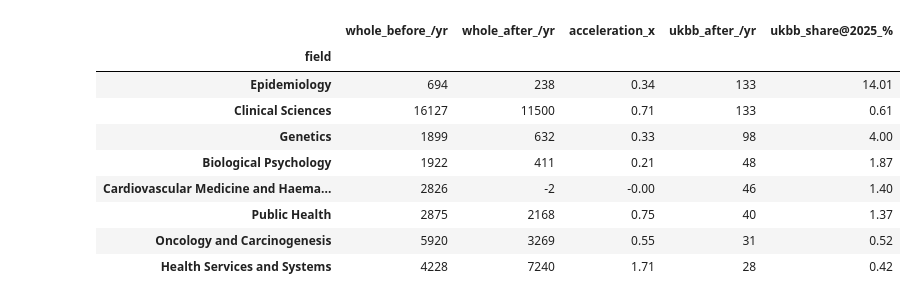
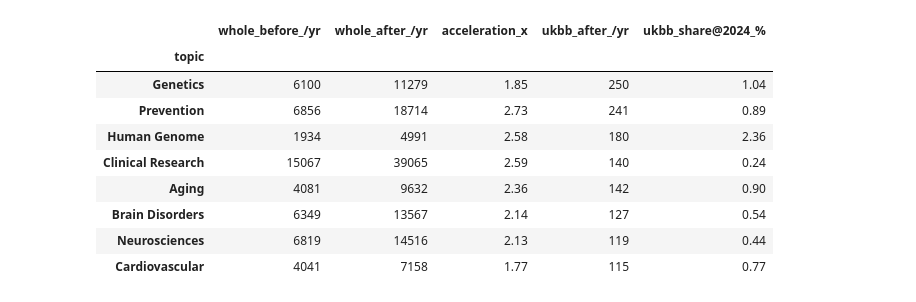
Before and after one commit to OxfordDemSci/20_years_of_ukb, a Jupyter notebook: src/data_analysis/03_academic_impact.ipynb, the cells around one changed output. Drawn from its saved outputs; the diff is of its cells as text; code cells hidden in the pictures.

```diff
--- a/src/data_analysis/03_academic_impact.ipynb
+++ b/src/data_analysis/03_academic_impact.ipynb
@@ -132,8 +252,8 @@ UK Biobank top 8 L4 fields (by n_papers, 2014+):
 # %%
 # =============================================================================
-# CHART 1 — whole-database growth in UK Biobank's top fields: UKBB vs others
+# CHART 1 — whole-database growth in UK Biobank's top categories: UKBB vs others
 # =============================================================================
-# Small multiples, one panel per field. Each panel stacks the field's yearly
+# Small multiples, one panel per category. Each panel stacks the category's yearly
 # papers into "UK Biobank" vs "everyone else", so you read BOTH the overall trend
 # (top of the stack = the whole database) and UK Biobank's slice within it. That
 # slice is small in absolute terms, so each panel is annotated with UK Biobank's
@@ -161,7 +281,7 @@ for ax, lab in zip(axes, TOP_LABELS):
     ax.xaxis.set_major_locator(mticker.MultipleLocator(5))
     ax.set_ylim(bottom=0)
     ax.margins(x=0.02)
-    ax.annotate(f"UKBB {share_ts.loc[YEAR_MAX, lab]:.1f}% @{YEAR_MAX}",
+    ax.annotate(f"UKBB {pct(share_at(lab))} @{YEAR_MAX}",
                 xy=(0.96, 0.06), xycoords="axes fraction", ha="right", va="bottom",
                 fontsize=STYLE["annot_fs"], color=C_UKBB)
 for ax in axes[TOP_N:]:
@@ -173,9 +293,11 @@ fig.legend(handles=[Patch(color=C_REST, label="others (non–UK Biobank)"),
                     Patch(color=C_UKBB, label="UK Biobank")],
            loc="upper right", ncol=2, frameon=False, fontsize=STYLE["legend_fs"])
 fig.suptitle(f"Whole-database publications per year — UK Biobank's top {TOP_N} "
-             f"{LEVEL} fields", fontsize=STYLE["title_fs"], x=0.01, ha="left")
+             f"{SYSTEM} {UNIT}s ({LEVEL}){DENOM_NOTE}",
+             fontsize=STYLE["title_fs"], x=0.01, ha="left")
 fig.supylabel("papers per year", fontsize=STYLE["label_fs"])
+flag_denominator(fig)
 fig.tight_layout()
-savefig(fig, "01_whole_db_field_trends")
+savefig(fig, f"01_whole_db_trends_{COL_TYPE}_{LEVEL}")
 plt.show()
 # %% [output]
@@ -230,49 +357,50 @@ plt.show()
 # it on the WHOLE database (the secular trend) and, for context, on UK Biobank's
 # own output.
 #
-# CAUTION: UK Biobank is far too small (single-digit % of any field) to bend the
-# whole-database slope, so the acceleration below is a field-wide trend, NOT
+# CAUTION: UK Biobank is far too small (single-digit % of any category) to bend the
+# whole-database slope, so the acceleration below is a database-wide trend, NOT
 # something UK Biobank caused. The ukbb_after column shows UK Biobank's own pace.
+# The whole_* columns come back <NA> when the masking guard left that window empty.
 def slope(frame, code, win, value=VALUE):
     y0, y1 = win
     s = (frame[(frame.code == code) & frame.year.between(y0, y1)]
          .groupby("year")[value].sum()
          .reindex(range(y0, y1 + 1)).fillna(0.0))
     if (s > 0).sum() < 2:
         return np.nan
     return float(np.polyfit(s.index.values.astype(float), s.values, 1)[0])
 
 rows = []
 for code, lab in zip(TOP_CODES, TOP_LABELS):
     wb = slope(whole, code, BEFORE_WIN)
     wa = slope(whole, code, AFTER_WIN)
     accel = wa / wb if (not np.isnan(wb) and not np.isnan(wa) and wb > 0) else np.nan
     rows.append({
-        "field": lab,
+        UNIT: lab,
         "whole_before_/yr": wb,
         "whole_after_/yr": wa,
         "acceleration_x": accel,
         "ukbb_after_/yr": slope(ukbb, code, AFTER_WIN),
-        f"ukbb_share@{YEAR_MAX}_%": share_ts.loc[YEAR_MAX, lab],
+        f"ukbb_share@{YEAR_MAX}_%": share_at(lab),
     })
 
-speed = pd.DataFrame(rows).set_index("field")
+speed = pd.DataFrame(rows).set_index(UNIT)
 speed_fmt = speed.copy()
 for c in ["whole_before_/yr", "whole_after_/yr", "ukbb_after_/yr"]:
     speed_fmt[c] = speed_fmt[c].round(0).astype("Int64")
 speed_fmt["acceleration_x"] = speed_fmt["acceleration_x"].round(2)
 speed_fmt[f"ukbb_share@{YEAR_MAX}_%"] = speed_fmt[f"ukbb_share@{YEAR_MAX}_%"].round(2)
 speed_fmt
 # %% [output]
-|  | whole_before_/yr | whole_after_/yr | acceleration_x | ukbb_after_/yr | ukbb_share@2025_% |
-| field |  |  |  |  |  |
-| Epidemiology | 694 | 238 | 0.34 | 133 | 14.01 |
-| Clinical Sciences | 16127 | 11500 | 0.71 | 133 | 0.61 |
-| Genetics | 1899 | 632 | 0.33 | 98 | 4.00 |
-| Biological Psychology | 1922 | 411 | 0.21 | 48 | 1.87 |
-| Cardiovascular Medicine and Haema... | 2826 | -2 | -0.00 | 46 | 1.40 |
-| Public Health | 2875 | 2168 | 0.75 | 40 | 1.37 |
-| Oncology and Carcinogenesis | 5920 | 3269 | 0.55 | 31 | 0.52 |
-| Health Services and Systems | 4228 | 7240 | 1.71 | 28 | 0.42 |
+|  | whole_before_/yr | whole_after_/yr | acceleration_x | ukbb_after_/yr | ukbb_share@2024_% |
+| topic |  |  |  |  |  |
+| Genetics | 6100 | 11279 | 1.85 | 250 | 1.04 |
+| Prevention | 6856 | 18714 | 2.73 | 241 | 0.89 |
+| Human Genome | 1934 | 4991 | 2.58 | 180 | 2.36 |
+| Clinical Research | 15067 | 39065 | 2.59 | 140 | 0.24 |
+| Aging | 4081 | 9632 | 2.36 | 142 | 0.90 |
+| Brain Disorders | 6349 | 13567 | 2.14 | 127 | 0.54 |
+| Neurosciences | 6819 | 14516 | 2.13 | 119 | 0.44 |
+| Cardiovascular | 4041 | 7158 | 1.77 | 115 | 0.77 |
 # %%
 # =============================================================================
```
Also changed, not shown: parts of 6 cells of this notebook, 17 other files.
